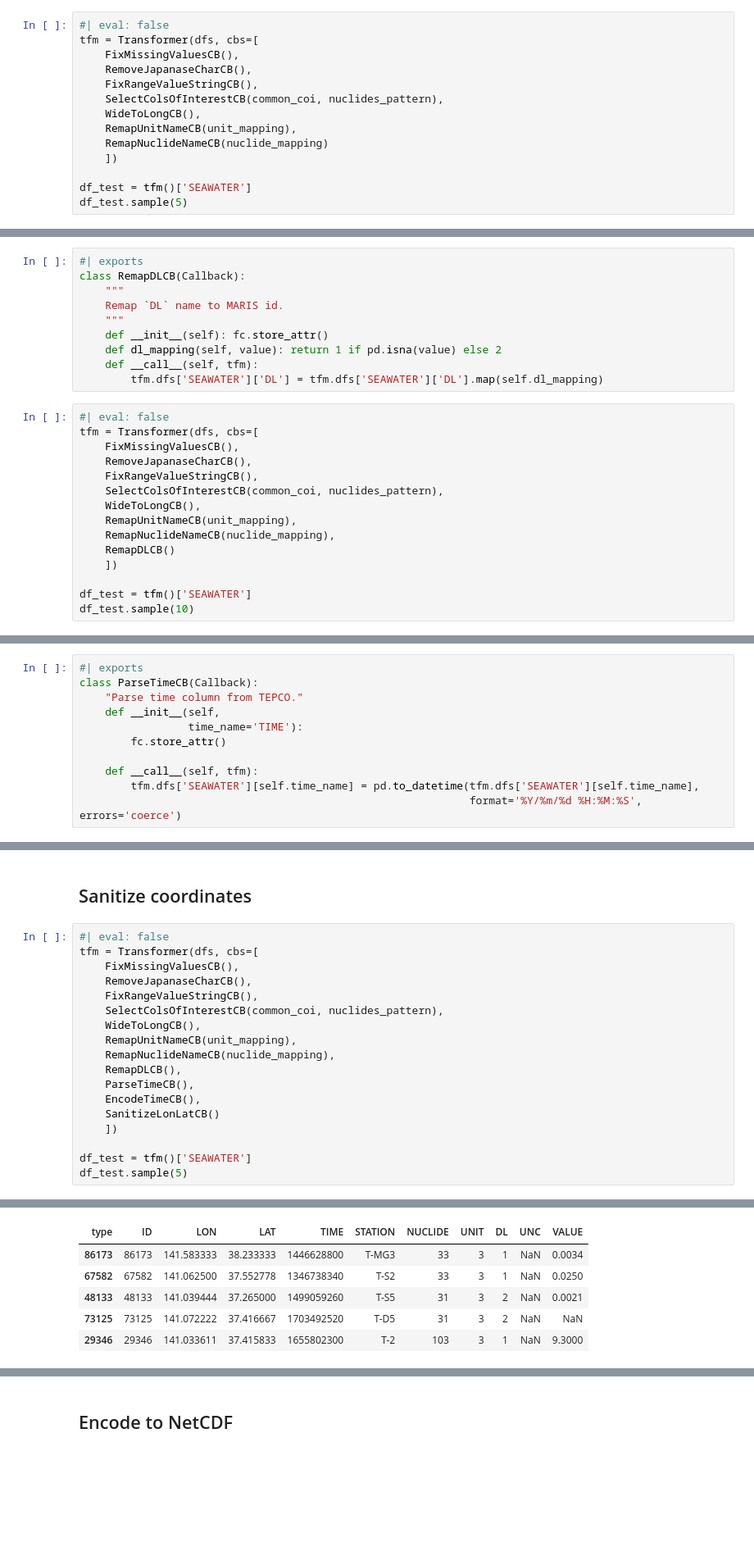
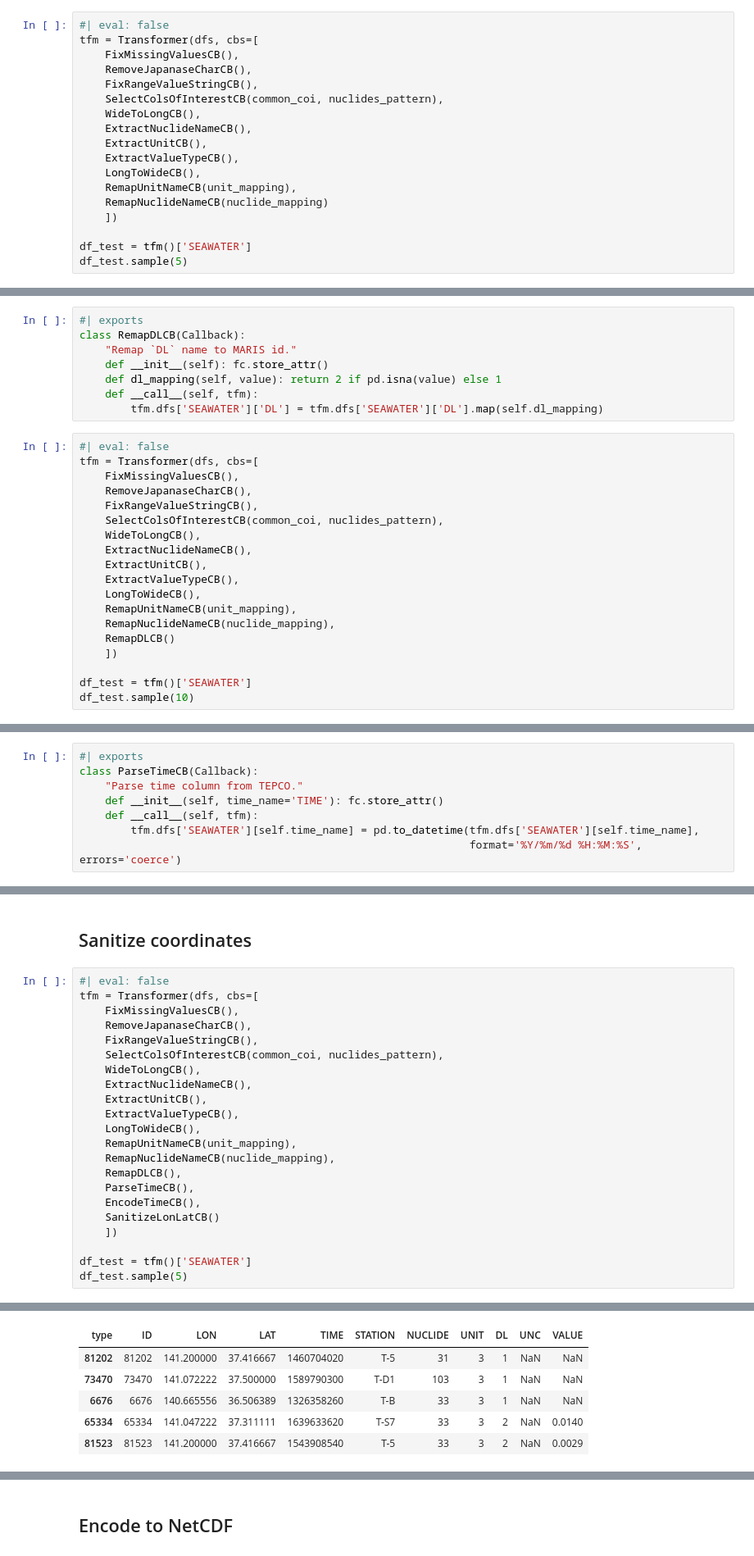
Before and after one commit to franckalbinet/marisco, a Jupyter notebook: nbs/handlers/tepco.ipynb, the cells around one changed output, grey strips where cells are left out. Shown at 82% size. Cells and saved outputs as stored; diff of their text form; blank space fills up the shorter version.

```diff
--- a/nbs/handlers/tepco.ipynb
+++ b/nbs/handlers/tepco.ipynb
@@ -938,6 +906,10 @@ tfm = Transformer(dfs, cbs=[
     FixRangeValueStringCB(),
     SelectColsOfInterestCB(common_coi, nuclides_pattern),
     WideToLongCB(),
+    ExtractNuclideNameCB(),
+    ExtractUnitCB(),
+    ExtractValueTypeCB(),
+    LongToWideCB(),
     RemapUnitNameCB(unit_mapping),
     RemapNuclideNameCB(nuclide_mapping)
     ])
@@ -961,11 +933,9 @@ We remap `DL` (Detection Limit) value to MARIS ids as follows:
 # %%
 #| exports
 class RemapDLCB(Callback):
-    """
-    Remap `DL` name to MARIS id.
-    """
+    "Remap `DL` name to MARIS id."
     def __init__(self): fc.store_attr()
-    def dl_mapping(self, value): return 1 if pd.isna(value) else 2
+    def dl_mapping(self, value): return 2 if pd.isna(value) else 1
     def __call__(self, tfm):
         tfm.dfs['SEAWATER']['DL'] = tfm.dfs['SEAWATER']['DL'].map(self.dl_mapping)
 # %%
@@ -976,6 +946,10 @@ tfm = Transformer(dfs, cbs=[
     FixRangeValueStringCB(),
     SelectColsOfInterestCB(common_coi, nuclides_pattern),
     WideToLongCB(),
+    ExtractNuclideNameCB(),
+    ExtractUnitCB(),
+    ExtractValueTypeCB(),
+    LongToWideCB(),
     RemapUnitNameCB(unit_mapping),
     RemapNuclideNameCB(nuclide_mapping),
     RemapDLCB()
@@ -1001,10 +975,7 @@ df_test.sample(10)
 #| exports
 class ParseTimeCB(Callback):
     "Parse time column from TEPCO."
-    def __init__(self,
-                 time_name='TIME'):
-        fc.store_attr()
-
+    def __init__(self, time_name='TIME'): fc.store_attr()
     def __call__(self, tfm):
         tfm.dfs['SEAWATER'][self.time_name] = pd.to_datetime(tfm.dfs['SEAWATER'][self.time_name],
                                                              format='%Y/%m/%d %H:%M:%S', errors='coerce')
@@ -1038,26 +1013,30 @@ Warning: 3054 missing time value(s) in SEAWATER
 # %%
 #| eval: false
 tfm = Transformer(dfs, cbs=[
     FixMissingValuesCB(),
     RemoveJapanaseCharCB(),
     FixRangeValueStringCB(),
     SelectColsOfInterestCB(common_coi, nuclides_pattern),
     WideToLongCB(),
+    ExtractNuclideNameCB(),
+    ExtractUnitCB(),
+    ExtractValueTypeCB(),
+    LongToWideCB(),
     RemapUnitNameCB(unit_mapping),
     RemapNuclideNameCB(nuclide_mapping),
     RemapDLCB(),
     ParseTimeCB(),
     EncodeTimeCB(),
     SanitizeLonLatCB()
     ])
 
 df_test = tfm()['SEAWATER']
 df_test.sample(5)
 # %% [output]
 Warning: 3054 missing time value(s) in SEAWATER
 | type | ID | LON | LAT | TIME | STATION | NUCLIDE | UNIT | DL | UNC | VALUE |
-| 86173 | 86173 | 141.583333 | 38.233333 | 1446628800 | T-MG3 | 33 | 3 | 1 | NaN | 0.0034 |
-| 67582 | 67582 | 141.062500 | 37.552778 | 1346738340 | T-S2 | 33 | 3 | 1 | NaN | 0.0250 |
-| 48133 | 48133 | 141.039444 | 37.265000 | 1499059260 | T-S5 | 31 | 3 | 2 | NaN | 0.0021 |
-| 73125 | 73125 | 141.072222 | 37.416667 | 1703492520 | T-D5 | 31 | 3 | 2 | NaN | NaN |
-| 29346 | 29346 | 141.033611 | 37.415833 | 1655802300 | T-2 | 103 | 3 | 1 | NaN | 9.3000 |
+| 81202 | 81202 | 141.200000 | 37.416667 | 1460704020 | T-5 | 31 | 3 | 1 | NaN | NaN |
+| 73470 | 73470 | 141.072222 | 37.500000 | 1589790300 | T-D1 | 103 | 3 | 1 | NaN | NaN |
+| 6676 | 6676 | 140.665556 | 36.506389 | 1326358260 | T-B | 33 | 3 | 1 | NaN | NaN |
+| 65334 | 65334 | 141.047222 | 37.311111 | 1639633620 | T-S7 | 33 | 3 | 2 | NaN | 0.0140 |
+| 81523 | 81523 | 141.200000 | 37.416667 | 1543908540 | T-5 | 33 | 3 | 2 | NaN | 0.0029 |
```
Also changed, not shown: parts of 53 cells of this notebook.
